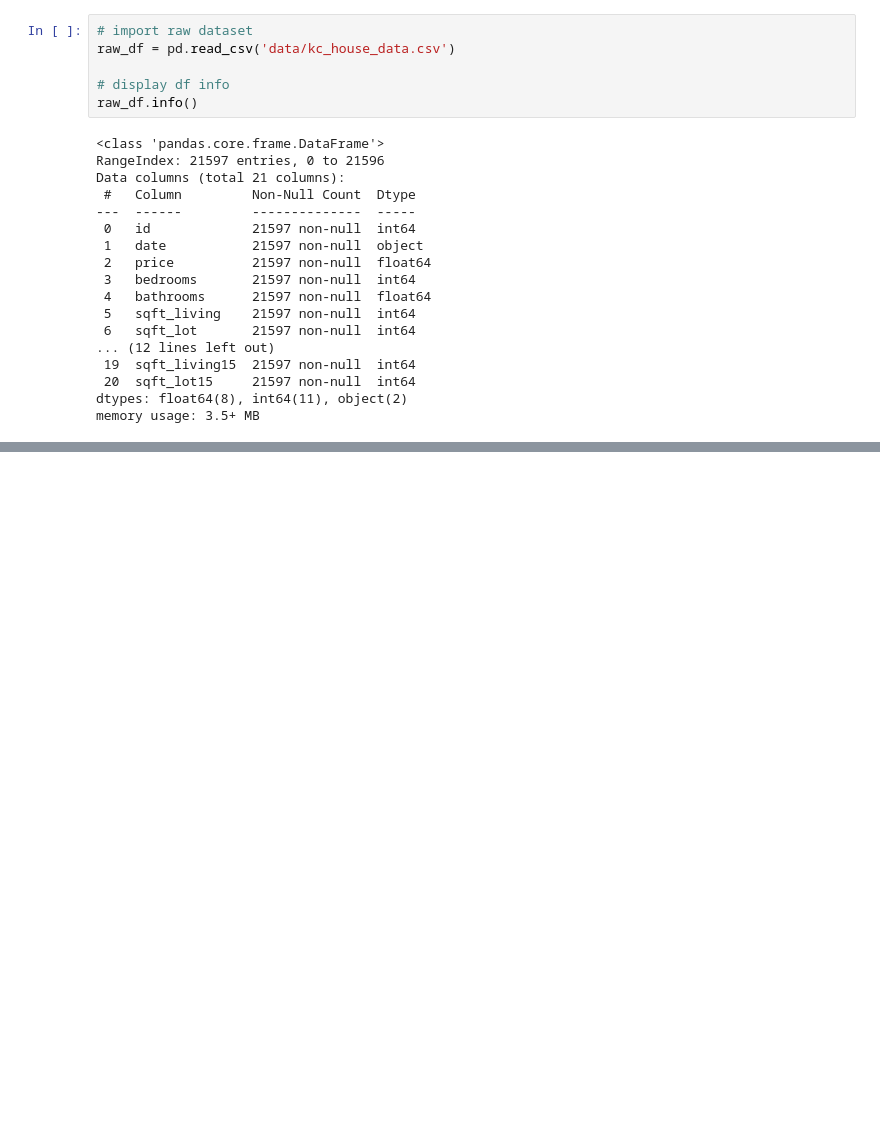
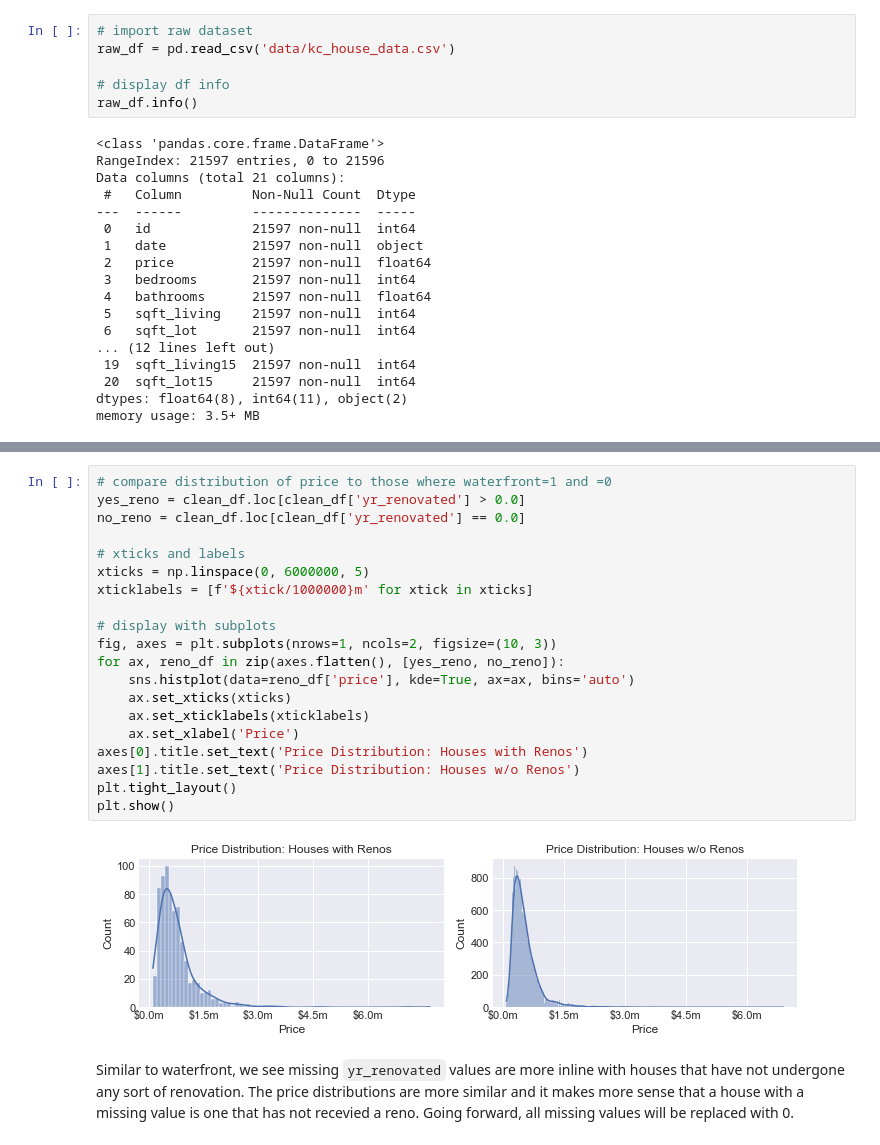
Before and after one commit to akaigraham/KC-House-Price-Regression, a Jupyter notebook: Reworked.ipynb, the cells around one changed output, grey strips where cells are left out. Drawn from its saved outputs; the diff is of its cells as text; blank space fills up the shorter version.

```diff
--- a/Reworked.ipynb
+++ b/Reworked.ipynb
@@ -291,0 +396,24 @@ memory usage: 3.5+ MB
+# %%
+# compare distribution of price to those where waterfront=1 and =0
+yes_reno = clean_df.loc[clean_df['yr_renovated'] > 0.0]
+no_reno = clean_df.loc[clean_df['yr_renovated'] == 0.0]
+
+# xticks and labels
+xticks = np.linspace(0, 6000000, 5)
+xticklabels = [f'${xtick/1000000}m' for xtick in xticks]
+
+# display with subplots
+fig, axes = plt.subplots(nrows=1, ncols=2, figsize=(10, 3))
+for ax, reno_df in zip(axes.flatten(), [yes_reno, no_reno]):
+    sns.histplot(data=reno_df['price'], kde=True, ax=ax, bins='auto')
+    ax.set_xticks(xticks)
+    ax.set_xticklabels(xticklabels)
+    ax.set_xlabel('Price')
+axes[0].title.set_text('Price Distribution: Houses with Renos')
+axes[1].title.set_text('Price Distribution: Houses w/o Renos')
+plt.tight_layout()
+plt.show()
+# %% [output]
+[figure, added]
+# %% [markdown]
+Similar to waterfront, we see missing `yr_renovated` values are more inline with houses that have not undergone any sort of renovation.  The price distributions are more similar and it makes more sense that a house with a missing value is one that has not recevied a reno. Going forward, all missing values will be replaced with 0.
```
Also changed, not shown: parts of 20 cells of this notebook.
